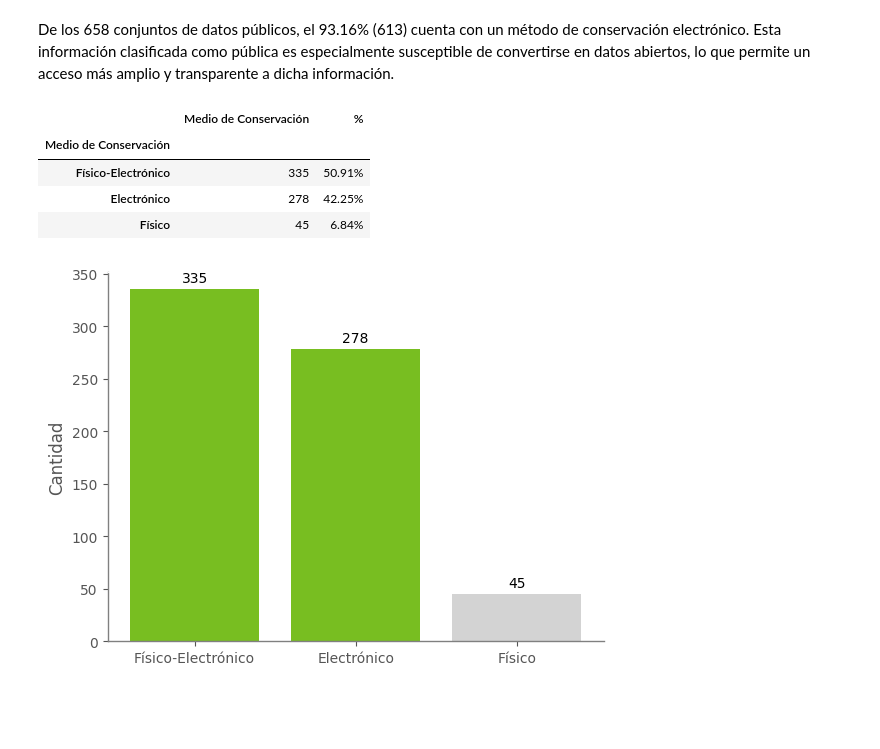
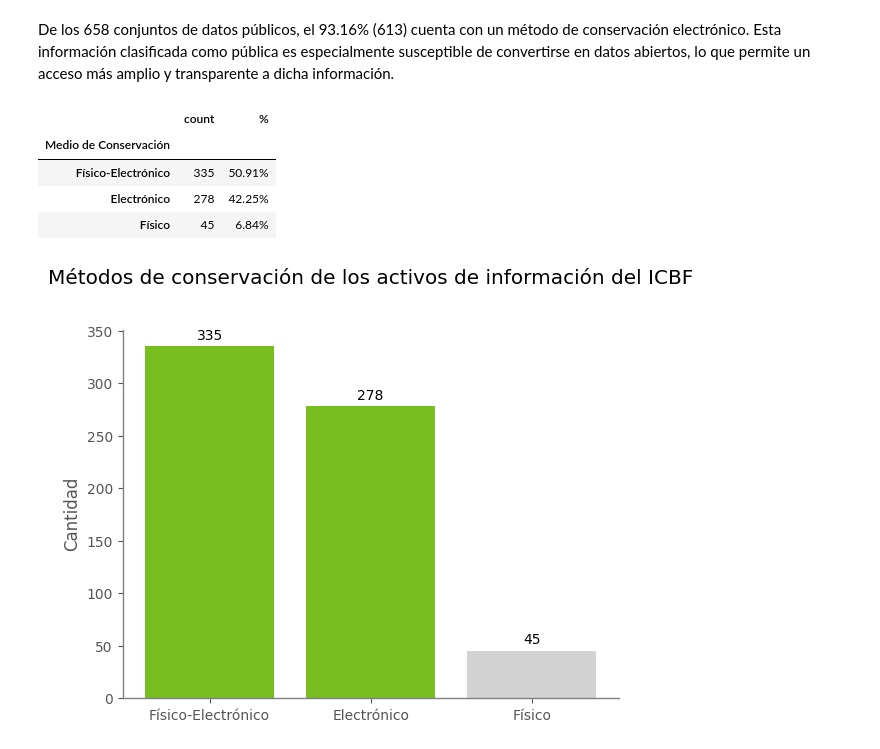
Before and after one commit to MiguelEconomics/Registro-de-Activos-de-Informacion-ICBF, a Jupyter notebook: Notebooks/Registro_activos_ICBF.ipynb, the cells around one changed output. Cells and saved outputs as stored; diff of their text form; code cells hidden in the pictures; blank space fills up the shorter version.

```diff
--- a/Notebooks/Registro_activos_ICBF.ipynb
+++ b/Notebooks/Registro_activos_ICBF.ipynb
@@ -17,7 +19,7 @@ La base de datos "Registros de Activos de Información" del ICBF es una colecci
 
 ### Cargamos la base de datos
 # %%
-datos = pd.read_excel('/content/2._registro_de_activos_de_informacion_2022_v2.xlsm')
+datos = pd.read_excel(r"..\Datos\2._registro_de_activos_de_informacion_2022_v2.xlsm")
 # %%
 datos.head()
 # %% [output]
@@ -71,7 +75,7 @@ categoria_counts
 plt.style.use('ggplot')
 
 # Definir el orden de las barras
-categoria_counts = categoria_counts.sort_values(by='Clasificación', ascending=True)
+categoria_counts = categoria_counts.sort_values(by='count', ascending=True)
 
 # Configurar el color de fondo del gráfico en blanco
 plt.rcParams['axes.facecolor'] = 'white'
@@ -83,7 +87,7 @@ fig, ax = plt.subplots(figsize=(8, 4))
 colors = ['#78be21' if categoria == 'Pública' else 'lightgray' for categoria in categoria_counts.index]
 
 # Crear gráfica de barras horizontales
-ax.barh(categoria_counts.index, categoria_counts['Clasificación'].values, color=colors)
+ax.barh(categoria_counts.index, categoria_counts['count'].values, color=colors)
 
 # Mostrar los ejes X e Y
 ax.spines['top'].set_visible(False)
@@ -96,7 +100,7 @@ ax.spines['bottom'].set_color('gray')
 ax.spines['left'].set_color('gray')
 
 # Colocar etiquetas numéricas fuera de las barras
-for y, x in enumerate(categoria_counts['Clasificación'].values):
+for y, x in enumerate(categoria_counts['count'].values):
     ax.annotate(str("{:,}".format(x)),
                 xy=(x, y),
                 xytext=(x + 10, y),
@@ -106,10 +110,11 @@ for y, x in enumerate(categoria_counts['Clasificación'].values):
                 color="black",
                 size=10)
 
-# Etiqueta eje X
+# Etiqueta eje X y título
 ax.set_xlabel('Cantidad')
+ax.set_title('Tipos de conjuntos de información en los activos del ICBF', y=1.1)
 
-plt.savefig('Categoria_Activos.png', dpi=300, bbox_inches='tight')
+plt.savefig("..\Visualizaciones\Categoria_Activos.png", dpi=300, bbox_inches='tight')
 
 # Mostrar el gráfico
 plt.show()
@@ -140,11 +145,11 @@ medio_conservacion
 De los 658 conjuntos de datos públicos, el 93.16% (613) cuenta con un método de conservación electrónico. Esta información clasificada como pública es especialmente susceptible de convertirse en datos abiertos, lo que permite un acceso más amplio y transparente a dicha información.
 # %%
 medio_publica = medio_conservacion.loc['Pública'].copy()
-medio_publica['%'] = (medio_publica['Medio de Conservación'] / medio_publica['Medio de Conservación'].sum()) * 100
+medio_publica['%'] = (medio_publica['count'] / medio_publica['count'].sum()) * 100
 medio_publica['%'] = medio_publica['%'].apply(lambda x: "{:.2f}%".format(x))
 medio_publica
 # %% [output]
-|  | Medio de Conservación | % |
+|  | count | % |
 | Medio de Conservación |  |  |
 | Físico-Electrónico | 335 | 50.91% |
 | Electrónico | 278 | 42.25% |
@@ -152,39 +157,40 @@ medio_publica
 # %%
 # Selección de datos
 categorias = medio_publica.index.get_level_values(0).unique()
-valores = medio_publica['Medio de Conservación'].values.flatten()
+valores = medio_publica['count'].values.flatten()
 
 # Colores de las barras
 colores = ['lightgray' if c == 'Físico' else '#78be21' for c in categorias]
 
 # Crear la gráfica de barras apiladas
 fig, ax = plt.subplots()
 
 # Definir la posición de las barras
 posiciones = np.arange(len(categorias))
 
 # Crear las barras apiladas
 barras = ax.bar(posiciones, valores, color=colores)
 
 # Cambiar el color de los ejes X e Y a gris
 ax.spines['bottom'].set_color('gray')
 ax.spines['left'].set_color('gray')
 
 # Etiquetas de las categorías
 ax.set_xticks(posiciones)
 ax.set_xticklabels(categorias)
 
 # Etiquetas de los números de las columnas
 for i, barra in enumerate(barras):
     ax.annotate(str(valores[i]), xy=(barra.get_x() + barra.get_width() / 2, barra.get_height()),
                 xytext=(0, 3), textcoords="offset points", ha='center', va='bottom')
 
 # Etiquetas de los ejes y título del gráfico
 ax.set_ylabel('Cantidad')
+ax.set_title('Métodos de conservación de los activos de información del ICBF', y=1.1)
 
-plt.savefig('Conservación_Pública.png', dpi=300, bbox_inches='tight')
+plt.savefig("..\Visualizaciones\Conservación_Pública.png", dpi=300, bbox_inches='tight')
 
 # Mostrar el gráfico
 plt.show()
 # %% [output]
-[figure, old version]
+[figure, new version]
```
Also changed, not shown: parts of 5 cells of this notebook, 2 other files.
